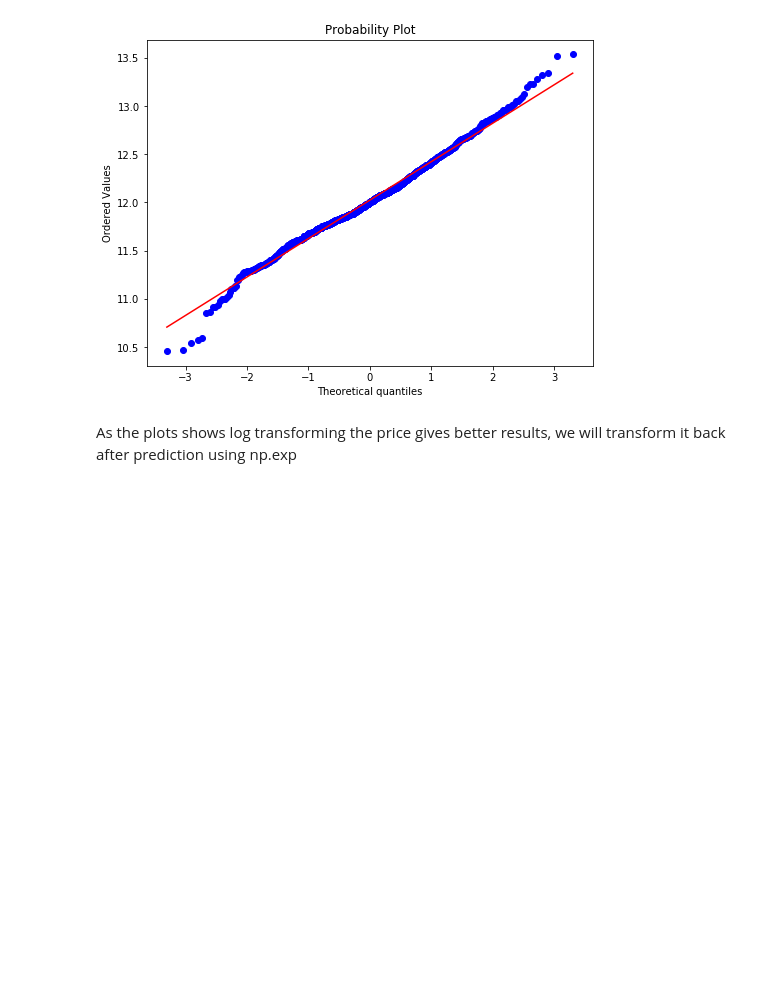
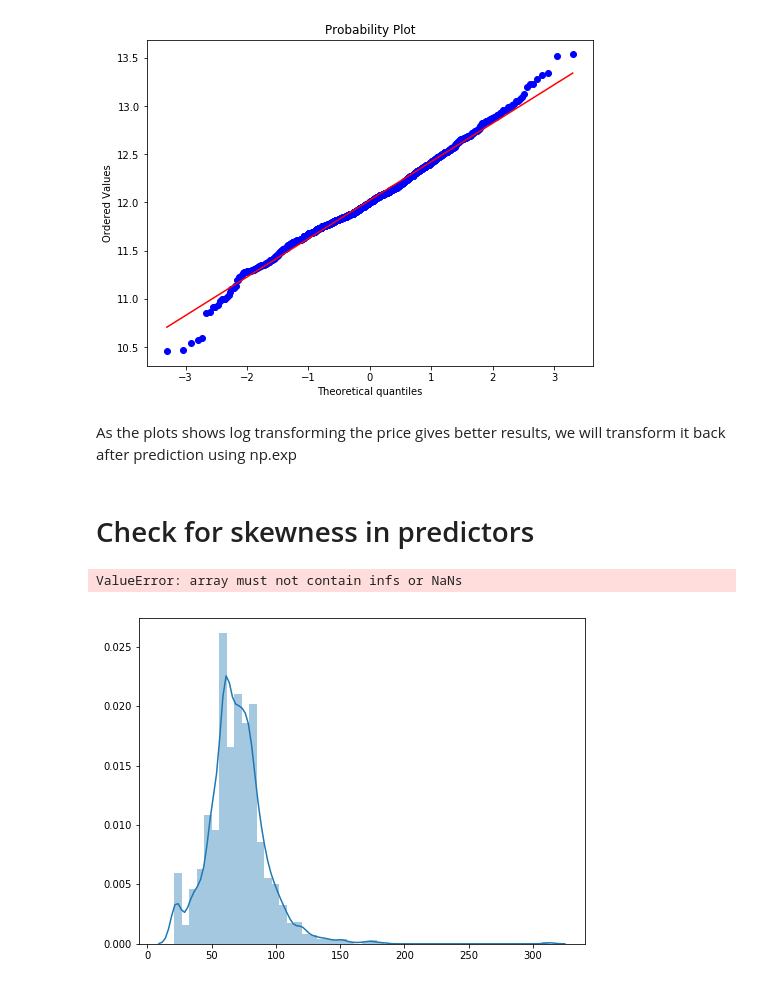
Before and after one commit to priyasrivast/IowaHousingPricePrediction, a Jupyter notebook: plots.ipynb, the cells around one changed output. Saved outputs shown, nothing was run; the diff lists cells and outputs as text; code cells hidden in the pictures; blank space fills up the shorter version.

```diff
--- a/plots.ipynb
+++ b/plots.ipynb
@@ -156,7 +153,7 @@ houseDF.shape
 # %% [markdown]
 Checking the plots after dropping the outlier
 # %%
-contDF = houseDF[[ 'LotFrontage', 'LotArea',  'MasVnrArea', 'BsmtFinSF1', 'BsmtFinSF2',
+cont_df = train_df[[ 'LotFrontage', 'LotArea',  'MasVnrArea', 'BsmtFinSF1', 'BsmtFinSF2',
                   'BsmtUnfSF', 'TotalBsmtSF', '1stFlrSF', '2ndFlrSF', 'LowQualFinSF',
                   'GrLivArea', 'BsmtFullBath', 'BsmtHalfBath', 'FullBath', 'HalfBath',
                    'BedroomAbvGr', 'KitchenAbvGr', 'TotRmsAbvGrd', 'Fireplaces',
@@ -164,13 +161,13 @@ contDF = houseDF[[ 'LotFrontage', 'LotArea',  'MasVnrArea', 'BsmtFinSF1', 'BsmtF
                    'EnclosedPorch', '3SsnPorch', 'ScreenPorch', 'PoolArea', 'MiscVal',
                    'MoSold', 'SalePrice']]
 
-find_outliers(contDF.GrLivArea, contDF.SalePrice)
-find_outliers(contDF.GarageCars, contDF.SalePrice)
-find_outliers(contDF.GarageArea, contDF.SalePrice)
-find_outliers(contDF.TotalBsmtSF, contDF.SalePrice)
-find_outliers(contDF['1stFlrSF'], contDF.SalePrice)
-find_outliers(contDF.TotRmsAbvGrd, contDF.SalePrice)
-find_outliers(contDF.FullBath, contDF.SalePrice)
+find_outliers(cont_df.GrLivArea, cont_df.SalePrice)
+find_outliers(cont_df.GarageCars, cont_df.SalePrice)
+find_outliers(cont_df.GarageArea, cont_df.SalePrice)
+find_outliers(cont_df.TotalBsmtSF, cont_df.SalePrice)
+find_outliers(cont_df['1stFlrSF'], cont_df.SalePrice)
+find_outliers(cont_df.TotRmsAbvGrd, cont_df.SalePrice)
+find_outliers(cont_df.FullBath, cont_df.SalePrice)
 # %% [output]
 [figure]
 [figure]
@@ -221,14 +218,14 @@ The Sale price follows normal distribution but has a right skew. As the Q Q plot
 # %% [markdown]
 # Transformation of target variable
 # %%
-houseDF.SalePrice = np.log(houseDF.SalePrice)
+train_df.SalePrice = np.log(train_df.SalePrice)
 
 plt.figure(figsize = (8,6))
 
-sns.distplot(houseDF.SalePrice, bins=50, fit= stats.norm);
+sns.distplot(train_df.SalePrice, bins=50, fit= stats.norm);
 
 # Get the fitted parameters used by the function
-(mean, sd) = stats.norm.fit(houseDF.SalePrice)
+(mean, sd) = stats.norm.fit(train_df.SalePrice)
 print( '\n mu = {:.2f} and sigma = {:.2f}\n'.format(mean, sd))
 
 #Now plot the distribution
@@ -250,3 +247,27 @@ plt.show()
 [figure]
 # %% [markdown]
 As the plots shows log transforming the price gives better results, we will transform it back after prediction using np.exp
+# %% [markdown]
+# Check for skewness in predictors
+# %%
+def check_skew(feature):
+    plt.figure(figsize = (8,6))
+
+    sns.distplot(feature, bins=50, fit= stats.norm);
+
+#     # Get the fitted parameters used by the function
+#     (mean, sd) = stats.norm.fit(feature)
+#     print( '\n mu = {:.2f} and sigma = {:.2f}\n'.format(mean, sd))
+
+#     #Now plot the distribution
+#     plt.legend(['Normal dist. ($\mu=$ {:.2f} and $\sigma=$ {:.2f} )'.format(mean, sd)],
+#                 loc='best')
+#     plt.ylabel('Frequency')
+#     plt.title('Distribution of Sale Price')
+# %%
+i=0
+for i in range(len(contDF.columns)-1):
+    check_skew(contDF.iloc[:,i])
+# %% [output]
+ValueError: array must not contain infs or NaNs
+[figure, added]
```
Also changed, not shown: parts of 14 cells of this notebook, 1 other file.
